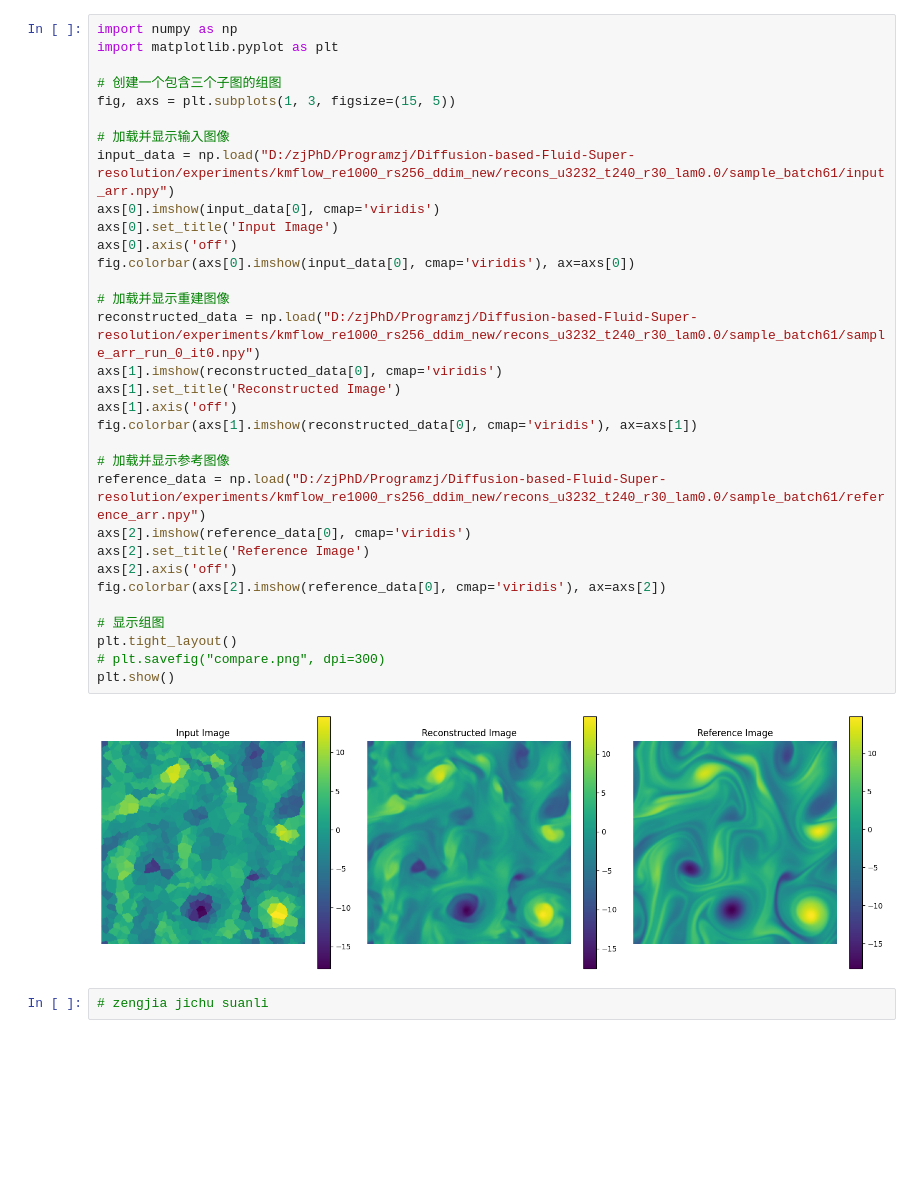
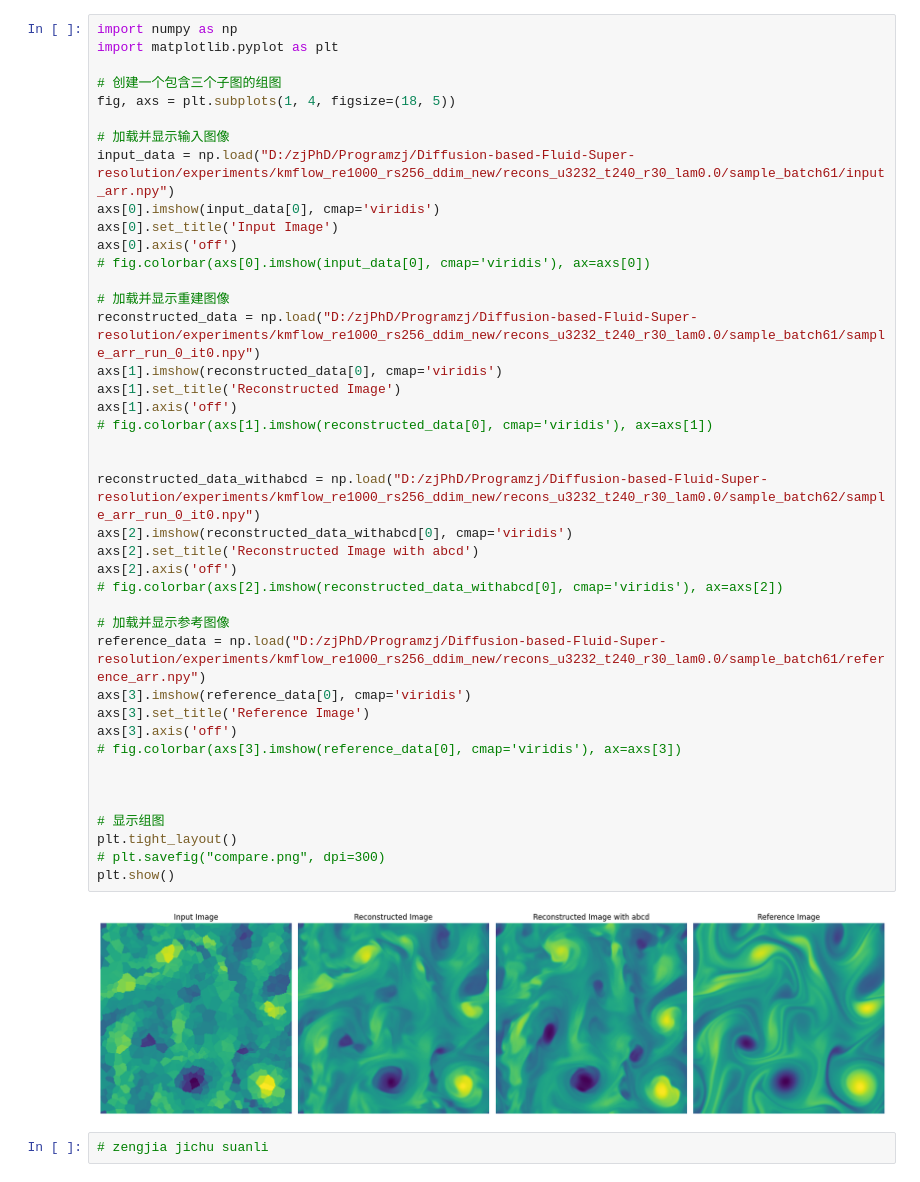
Before and after one commit to jackyvava/SR_waveFunction, a Jupyter notebook: code9_26.ipynb, the cells around one changed output. Drawn from its saved outputs; the diff is of its cells as text; blank space fills up the shorter version.

```diff
--- a/code9_26.ipynb
+++ b/code9_26.ipynb
@@ -1,36 +1,45 @@
 # %%
 import numpy as np
 import matplotlib.pyplot as plt
 
 # 创建一个包含三个子图的组图
-fig, axs = plt.subplots(1, 3, figsize=(15, 5))
+fig, axs = plt.subplots(1, 4, figsize=(18, 5))
 
 # 加载并显示输入图像
 input_data = np.load("D:/zjPhD/Programzj/Diffusion-based-Fluid-Super-resolution/experiments/kmflow_re1000_rs256_ddim_new/recons_u3232_t240_r30_lam0.0/sample_batch61/input_arr.npy")
 axs[0].imshow(input_data[0], cmap='viridis')
 axs[0].set_title('Input Image')
 axs[0].axis('off')
-fig.colorbar(axs[0].imshow(input_data[0], cmap='viridis'), ax=axs[0])
+# fig.colorbar(axs[0].imshow(input_data[0], cmap='viridis'), ax=axs[0])
 
 # 加载并显示重建图像
 reconstructed_data = np.load("D:/zjPhD/Programzj/Diffusion-based-Fluid-Super-resolution/experiments/kmflow_re1000_rs256_ddim_new/recons_u3232_t240_r30_lam0.0/sample_batch61/sample_arr_run_0_it0.npy")
 axs[1].imshow(reconstructed_data[0], cmap='viridis')
 axs[1].set_title('Reconstructed Image')
 axs[1].axis('off')
-fig.colorbar(axs[1].imshow(reconstructed_data[0], cmap='viridis'), ax=axs[1])
+# fig.colorbar(axs[1].imshow(reconstructed_data[0], cmap='viridis'), ax=axs[1])
+
+
+reconstructed_data_withabcd = np.load("D:/zjPhD/Programzj/Diffusion-based-Fluid-Super-resolution/experiments/kmflow_re1000_rs256_ddim_new/recons_u3232_t240_r30_lam0.0/sample_batch62/sample_arr_run_0_it0.npy")
+axs[2].imshow(reconstructed_data_withabcd[0], cmap='viridis')
+axs[2].set_title('Reconstructed Image with abcd')
+axs[2].axis('off')
+# fig.colorbar(axs[2].imshow(reconstructed_data_withabcd[0], cmap='viridis'), ax=axs[2])
 
 # 加载并显示参考图像
 reference_data = np.load("D:/zjPhD/Programzj/Diffusion-based-Fluid-Super-resolution/experiments/kmflow_re1000_rs256_ddim_new/recons_u3232_t240_r30_lam0.0/sample_batch61/reference_arr.npy")
-axs[2].imshow(reference_data[0], cmap='viridis')
-axs[2].set_title('Reference Image')
-axs[2].axis('off')
-fig.colorbar(axs[2].imshow(reference_data[0], cmap='viridis'), ax=axs[2])
+axs[3].imshow(reference_data[0], cmap='viridis')
+axs[3].set_title('Reference Image')
+axs[3].axis('off')
+# fig.colorbar(axs[3].imshow(reference_data[0], cmap='viridis'), ax=axs[3])
+
+
 
 # 显示组图
 plt.tight_layout()
 # plt.savefig("compare.png", dpi=300)
 plt.show()
 # %% [output]
-[figure, old version]
+[figure, new version]
 # %%
 # zengjia jichu suanli
```
Also changed, not shown: parts of 1 cell of this notebook, 1 other file.
